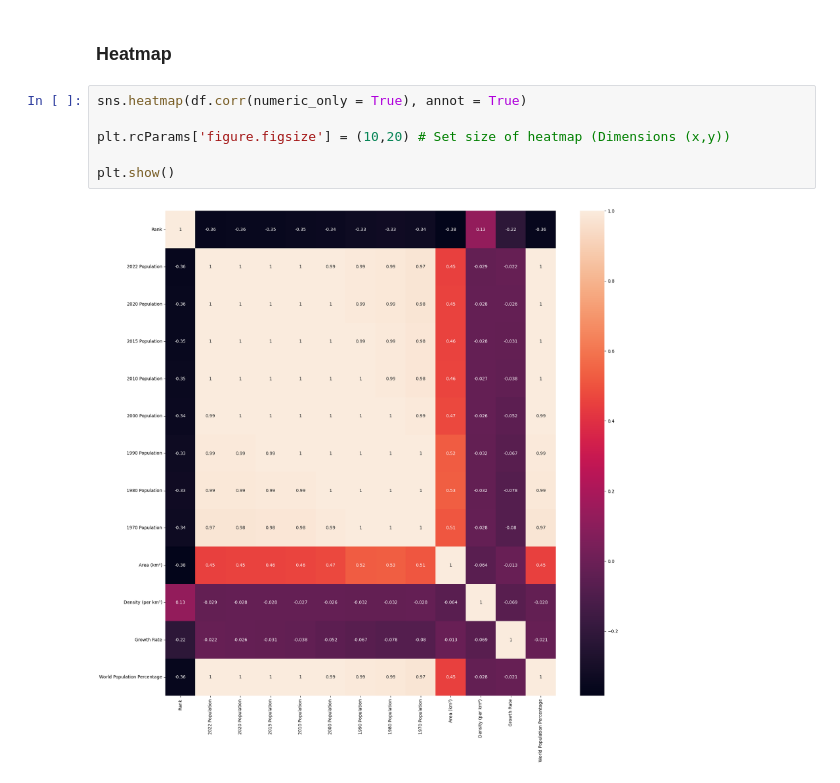
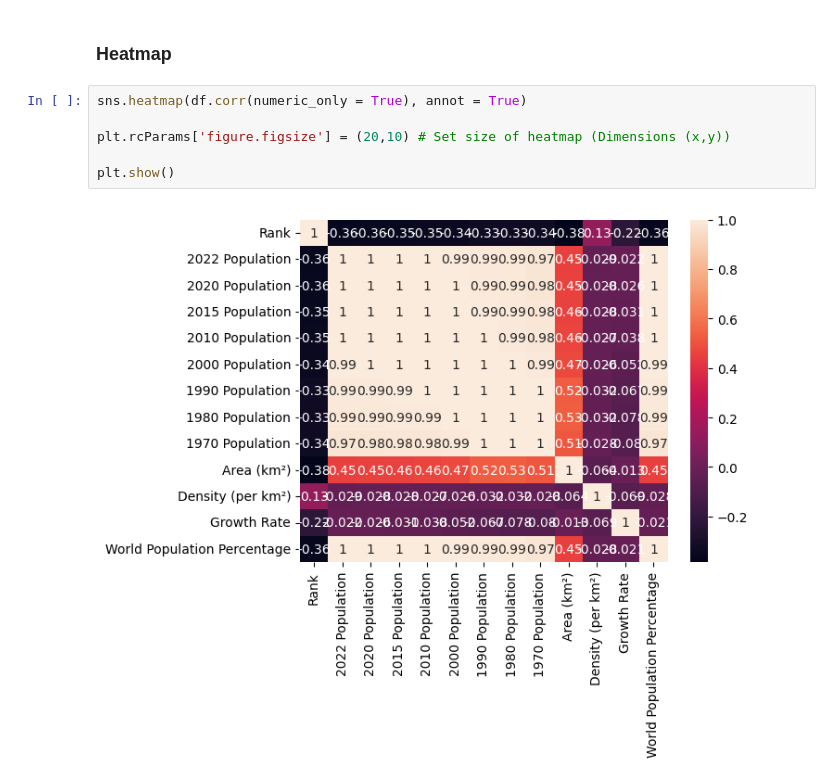
Before and after one commit to curtec/pandasTut, a Jupyter notebook: pandas.ipynb, the cells around one changed output. Saved outputs shown, nothing was run; the diff lists cells and outputs as text.

```diff
--- a/pandas.ipynb
+++ b/pandas.ipynb
@@ -144,8 +152,8 @@ df.corr(numeric_only = True)
 # %%
 sns.heatmap(df.corr(numeric_only = True), annot = True)
 
-plt.rcParams['figure.figsize'] = (10,20) # Set size of heatmap (Dimensions (x,y))
+plt.rcParams['figure.figsize'] = (20,10) # Set size of heatmap (Dimensions (x,y))
 
 plt.show()
 # %% [output]
-[figure, old version]
+[figure, new version]
```
Also changed, not shown: parts of 5 cells of this notebook, 1 other file.
